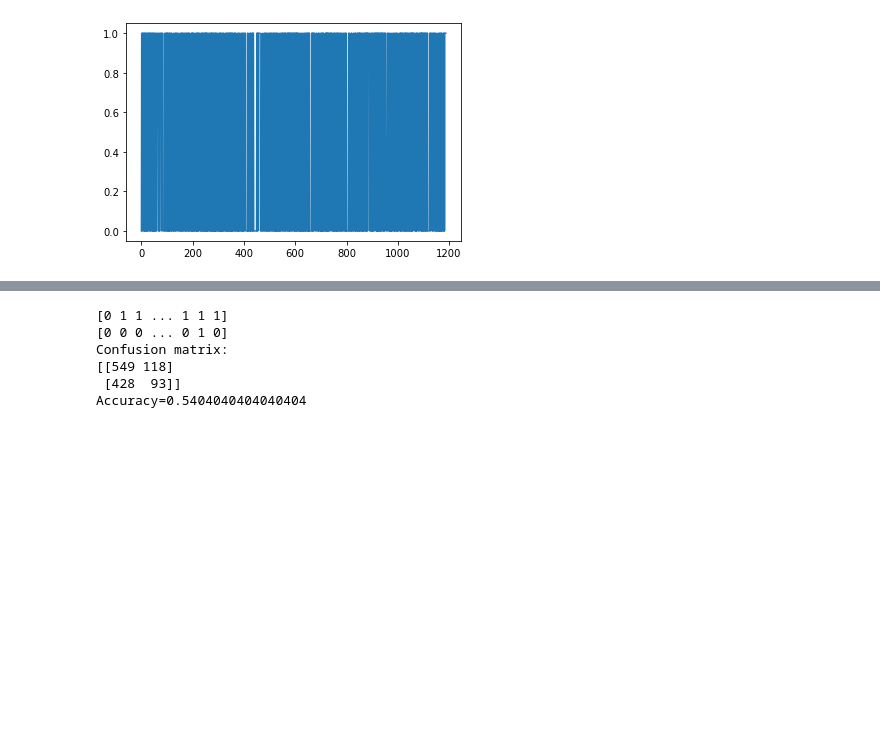
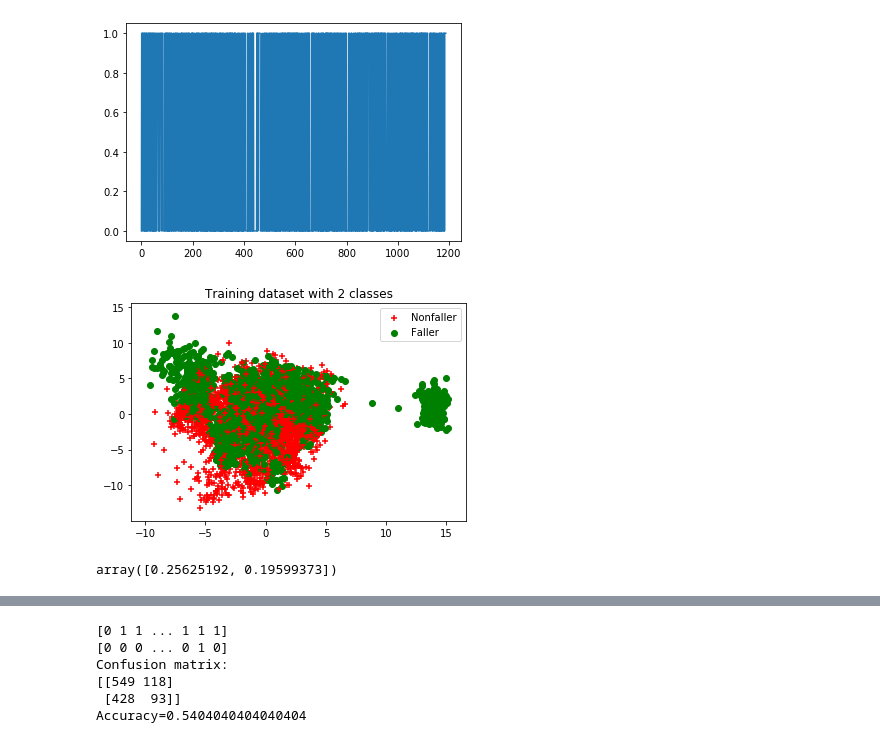
Before and after one commit to RGu0/labWalk, a Jupyter notebook: labWalkDivide.ipynb, the cells around one changed output, grey strips where cells are left out. Cells and saved outputs as stored; diff of their text form; code cells hidden in the pictures; blank space fills up the shorter version.

```diff
--- a/labWalkDivide.ipynb
+++ b/labWalkDivide.ipynb
@@ -177,6 +177,28 @@ plt.plot(y_tsf)
 (1188, 1000) (1188,)
 [<matplotlib.lines.Line2D at 0x...>]
 [figure]
+# %%
+from sklearn.decomposition import PCA
+pca = PCA(n_components=2).fit(X_tf)
+pca_2d = pca.transform(X_tf)
+
+
+import pylab as pl
+for i in range(0, pca_2d.shape[0]):
+    if y_tf[i] == 0:
+        c1 = pl.scatter(pca_2d[i,0],pca_2d[i,1],c='r',    marker='+')
+    elif y_tf[i] == 1:
+        c2 = pl.scatter(pca_2d[i,0],pca_2d[i,1],c='g',    marker='o')
+
+
+pl.legend([c1, c2], ['Nonfaller', 'Faller'])
+pl.title('Training dataset with 2 classes')
+pl.show()
+
+pca.explained_variance_ratio_
+# %% [output]
+[figure, added]
+array([0.25625192, 0.19599373])
 # %%
 param_C = 1
 param_gamma = 0.1
```
Also changed, not shown: parts of 2 cells of this notebook, 2 other files.
